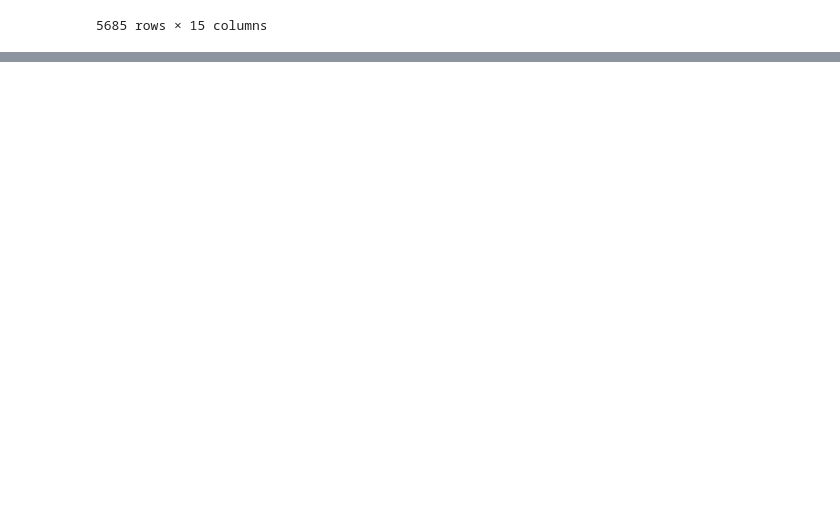
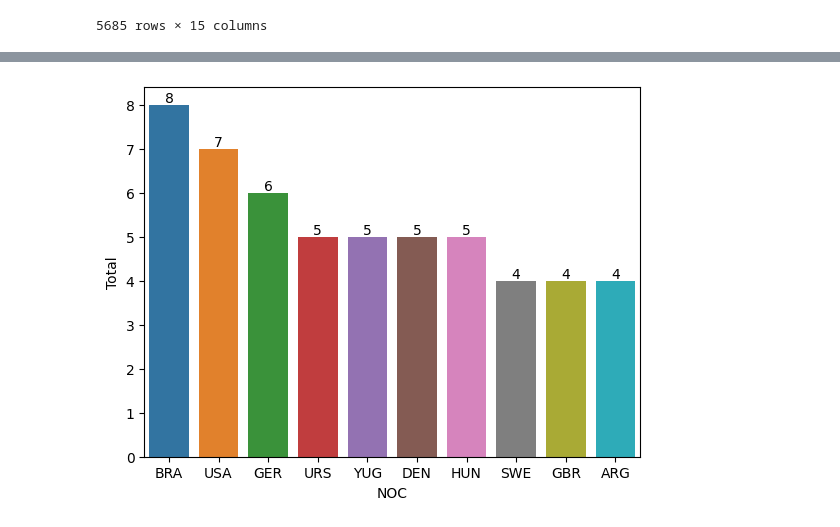
Before and after one commit to Ludwilton/Projekt-OS-Norge, a Jupyter notebook: uppgift_0/uppgift.0.PHILIP.ipynb, the cells around one changed output, grey strips where cells are left out. Cells and saved outputs as stored; diff of their text form; code cells hidden in the pictures; blank space fills up the shorter version.

```diff
--- a/uppgift_0/uppgift.0.PHILIP.ipynb
+++ b/uppgift_0/uppgift.0.PHILIP.ipynb
@@ -70,0 +132,5 @@ plot_top_medals(df, group_by="Name")
+# %%
+df_football = df[df["Sport"] == "Football"]
+plot_top_medals(df_football, group_by="NOC", limit=10)
+# %% [output]
+[figure, added]
```
Also changed, not shown: parts of 6 cells of this notebook, 5 other files.
